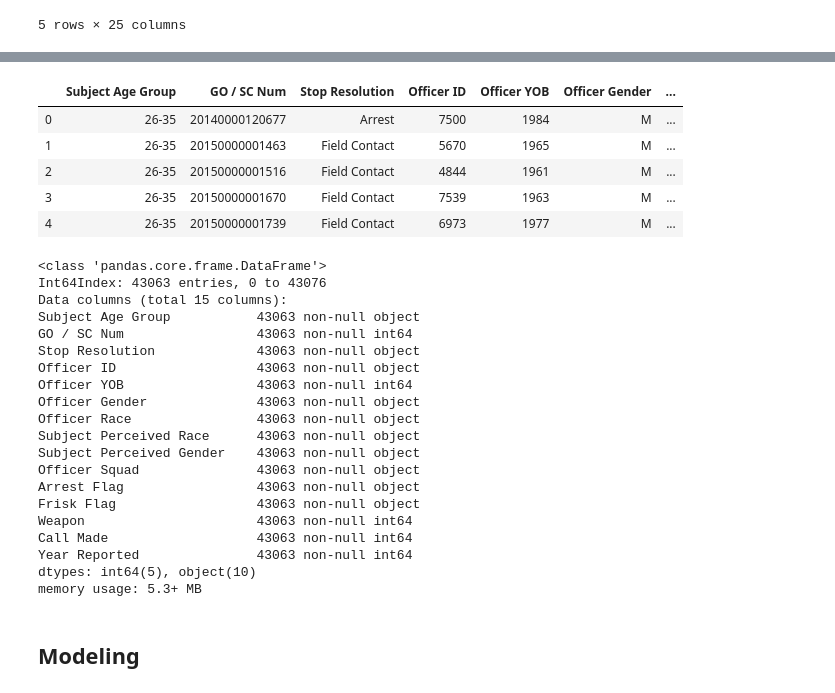
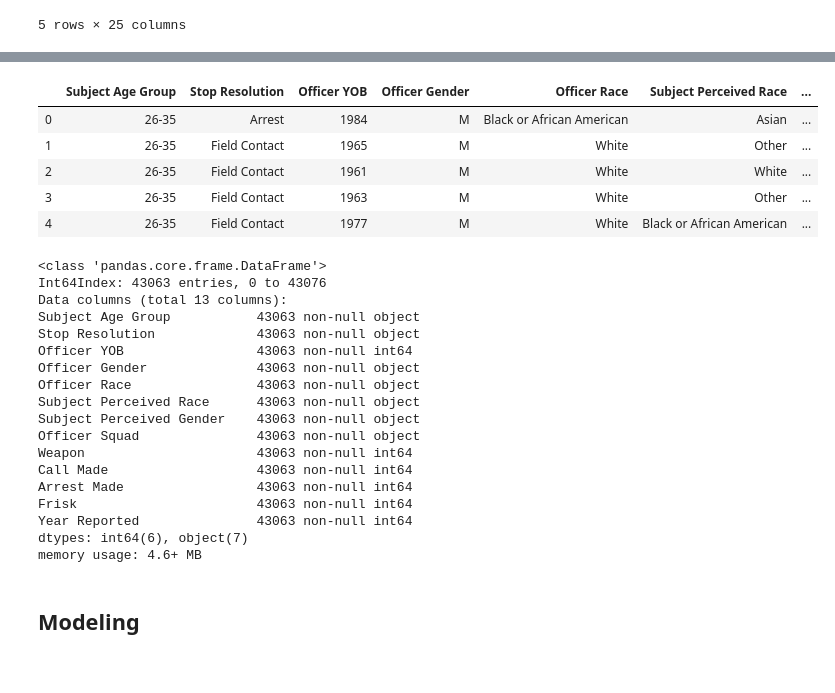
Before and after one commit to EricaSG/Mod3Project, a Jupyter notebook: Cleaning-Data_Prep_Understanding.ipynb, the cells around one changed output, grey strips where cells are left out. Saved outputs shown, nothing was run; the diff lists cells and outputs as text; code cells hidden in the pictures.

```diff
--- a/Cleaning-Data_Prep_Understanding.ipynb
+++ b/Cleaning-Data_Prep_Understanding.ipynb
@@ -272,3 +272,14 @@ df.head() # Print First 5 Rows of DataFrame
 | 3 | 26-35 | -1 | 20150000001670 | 32260 | Field Contact | None | 7539 | ... |
 | 4 | 26-35 | -1 | 20150000001739 | 33155 | Field Contact | None | 6973 | ... |
 5 rows × 25 columns
+# %%
+arrest_made = [] # Initialize a an Empty List
+
+for value in df['Arrest Flag']:
+    if value == 'N':
+        arrest_made.append(0) # Replace "N" Values with "0"
+    else:
+        arrest_made.append(1) # Replace "Y" Values with "1"
+df['Arrest Made'] = arrest_made # Create a New Column Called "Arrest Made"
+
+df.head() # Print First 5 Rows of DataFrame
@@ -274,0 +294,11 @@ df.head() # Print First 5 Rows of DataFrame
+# %%
+frisk = []
+
+for value in df['Frisk Flag']:
+    if value == 'N':
+        frisk.append(0) # Replace "N" Values with "0"
+    else:
+        frisk.append(1) # Replace "Y" Values with "1"
+df['Frisk'] = frisk # Create a New Column Called
+
+df.head() # Print First 5 Rows of DataFrame
@@ -304,38 +341,36 @@ df_eda.head()
 # %%
 df_eda.to_csv('Terry_Cleaned_forEDA.csv')
 # %%
-df = df.drop(['Sector', 'Reported Time', 'Initial Call Type', 'Final Call Type', 'Precinct', 'Subject ID', 'Weapon Type', 'Call Type', 'Beat', 'Reported Date', 'Terry Stop ID'], axis=1)
+df = df.drop(['Sector', 'Reported Time', 'Initial Call Type', 'Final Call Type', 'Precinct', 'Subject ID', 'Weapon Type', 'Call Type', 'Beat', 'Reported Date', 'Terry Stop ID', 'Officer ID', 'Arrest Flag', 'Frisk Flag', 'GO / SC Num'], axis=1)
 df.head()
 # %% [output]
-|  | Subject Age Group | GO / SC Num | Stop Resolution | Officer ID | Officer YOB | Officer Gender | ... |
-| 0 | 26-35 | 20140000120677 | Arrest | 7500 | 1984 | M | ... |
-| 1 | 26-35 | 20150000001463 | Field Contact | 5670 | 1965 | M | ... |
-| 2 | 26-35 | 20150000001516 | Field Contact | 4844 | 1961 | M | ... |
-| 3 | 26-35 | 20150000001670 | Field Contact | 7539 | 1963 | M | ... |
-| 4 | 26-35 | 20150000001739 | Field Contact | 6973 | 1977 | M | ... |
+|  | Subject Age Group | Stop Resolution | Officer YOB | Officer Gender | Officer Race | Subject Perceived Race | ... |
+| 0 | 26-35 | Arrest | 1984 | M | Black or African American | Asian | ... |
+| 1 | 26-35 | Field Contact | 1965 | M | White | Other | ... |
+| 2 | 26-35 | Field Contact | 1961 | M | White | White | ... |
+| 3 | 26-35 | Field Contact | 1963 | M | White | Other | ... |
+| 4 | 26-35 | Field Contact | 1977 | M | White | Black or African American | ... |
 # %%
 df.info() # Final Check for NaNs
 # %% [output]
 <class 'pandas.core.frame.DataFrame'>
 Int64Index: 43063 entries, 0 to 43076
-Data columns (total 15 columns):
+Data columns (total 13 columns):
 Subject Age Group           43063 non-null object
-GO / SC Num                 43063 non-null int64
 Stop Resolution             43063 non-null object
-Officer ID                  43063 non-null object
 Officer YOB                 43063 non-null int64
 Officer Gender              43063 non-null object
 Officer Race                43063 non-null object
 Subject Perceived Race      43063 non-null object
 Subject Perceived Gender    43063 non-null object
 Officer Squad               43063 non-null object
-Arrest Flag                 43063 non-null object
-Frisk Flag                  43063 non-null object
 Weapon                      43063 non-null int64
 Call Made                   43063 non-null int64
+Arrest Made                 43063 non-null int64
+Frisk                       43063 non-null int64
 Year Reported               43063 non-null int64
-dtypes: int64(5), object(10)
-memory usage: 5.3+ MB
+dtypes: int64(6), object(7)
+memory usage: 4.6+ MB
 # %%
 # Save Cleaned DataFrame as CSV to use for Modeling
 df.to_csv('Terry_Cleaned.csv')
```
Also changed, not shown: parts of 4 cells of this notebook.
